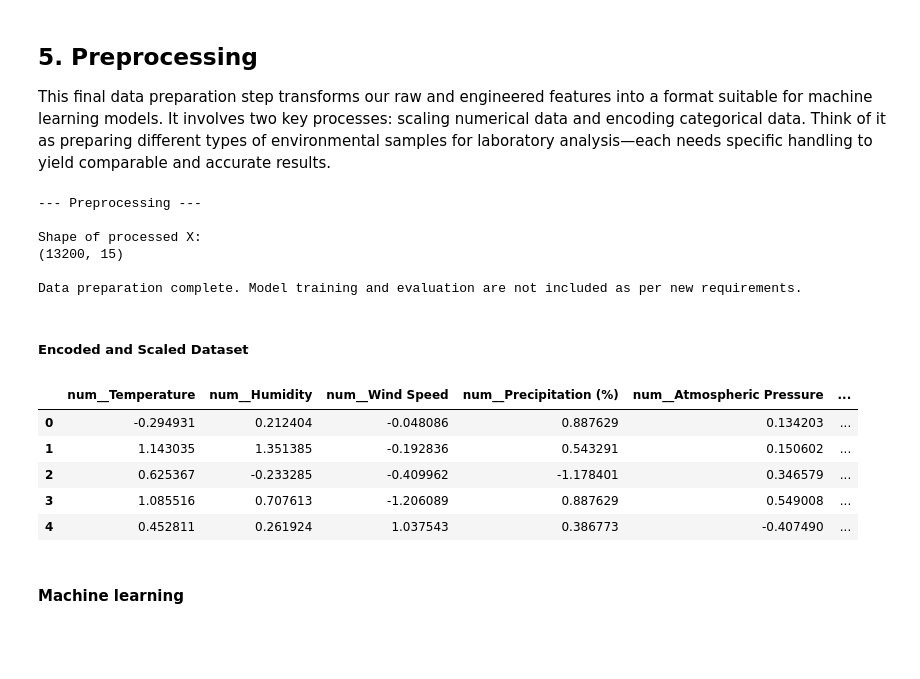
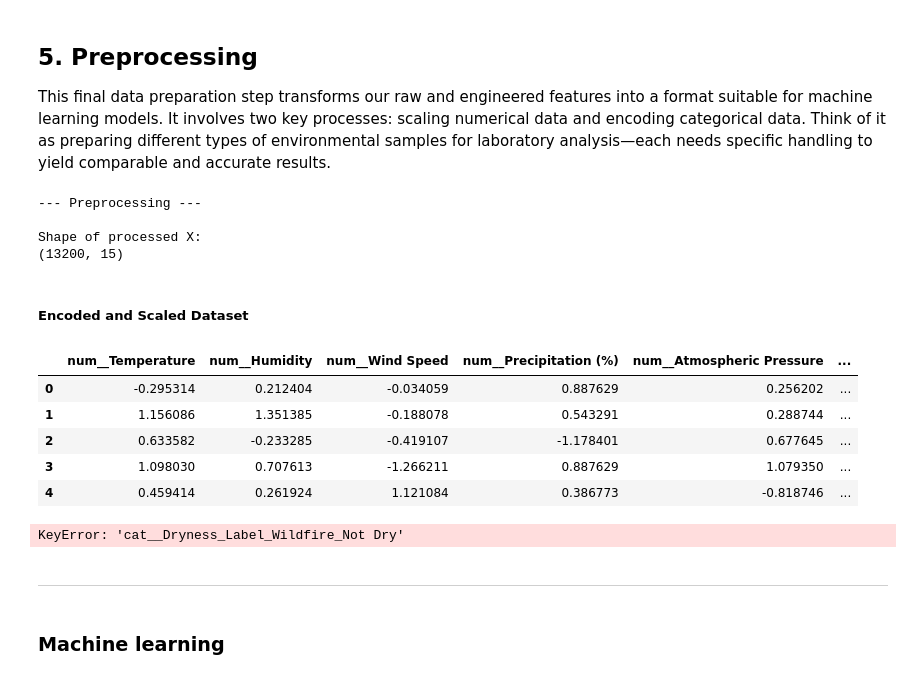
Before and after one commit to ALOBlack19/ML_Weather-Wildfires-Avoidance, a Jupyter notebook: weather_classification_analysis_final.ipynb, the cells around one changed output. Cells and saved outputs as stored; diff of their text form; code cells hidden in the pictures; blank space fills up the shorter version.

```diff
--- a/weather_classification_analysis_final.ipynb
+++ b/weather_classification_analysis_final.ipynb
@@ -152,15 +168,15 @@ This section is my deep dive into the data, much like a field investigation. I u
 print("\n--- Exploratory Data Analysis (Visualizations and Statistical Tests) ---")
 
 # Identify numerical and categorical features
-numerical_features = X.select_dtypes(include=np.number).columns
-categorical_features = X.select_dtypes(include="object").columns
+numerical_features = x.select_dtypes(include=np.number).columns
+categorical_features = x.select_dtypes(include="object").columns
 
 # Outlier Handling (Capping using IQR method)
 # This approach helps to mitigate the impact of extreme values without removing data points,
 # which is often preferred in environmental data where outliers might represent real, albeit rare, events.
 for col in numerical_features:
-    Q1 = df[col].quantile(0.25)
-    Q3 = df[col].quantile(0.75)
+    Q1 = df[col].quantile(0.20)
+    Q3 = df[col].quantile(0.80)
     IQR = Q3 - Q1
     lower_bound = Q1 - 1.5 * IQR
     upper_bound = Q3 + 1.5 * IQR
@@ -173,14 +189,14 @@ for col in numerical_features:
     plt.figure(figsize=(8, 5))
     sns.histplot(df[col], kde=True)
     plt.title(f"Distribution of {col} (After Outlier Capping)")
-    plt.show()
+    #plt.show()
 
 # Box plots for numerical features comparing with Dryness_Label_Wildfire feature
 for col in numerical_features:
     plt.figure(figsize=(8, 5))
     sns.boxplot(x=df["Dryness_Label_Wildfire"], y=df[col])
     plt.title(f"{col} by Dryness Label for Wildfire (After Outlier Capping)")
-    plt.show()
+    #plt.show()
 
 # Plots for categorical features
 for col in categorical_features:
@@ -188,14 +204,14 @@ for col in categorical_features:
     sns.countplot(data=df, y=col, hue="Dryness_Label_Wildfire", order = df[col].value_counts().index)
     plt.title(f"Count of {col} by Dryness Label for Wildfire")
     plt.tight_layout()
-    plt.show()
+    #plt.show()
 
 # Correlation heatmap
 plt.figure(figsize=(12, 10))
 correlation_matrix = df[numerical_features].corr()
 sns.heatmap(correlation_matrix, annot=True, cmap="coolwarm", fmt=".2f")
 plt.title("Correlation Heatmap of Numerical Features")
-plt.show()
+#plt.show()
 
 # --- Statistical Tests for Dryness ---
 print("\n--- Statistical Tests for Dryness ---")
@@ -259,30 +307,32 @@ preprocessor = ColumnTransformer(
 )
 
 # Apply preprocessing to features X
-X_processed = preprocessor.fit_transform(X)
+x_processed = preprocessor.fit_transform(x)
 
 # Convert the processed array back to a DataFrame for easier viewing and further steps
 # This also helps in understanding the new feature names created by OneHotEncoder.
 feature_names_out = preprocessor.get_feature_names_out()
-X_processed_df = pd.DataFrame(X_processed, columns=feature_names_out)
+x_processed_df = pd.DataFrame(x_processed, columns=feature_names_out)
 
 print("\nShape of processed X:")
-print(X_processed_df.shape)
+print(x_processed_df.shape)
 # %% [output]
 --- Preprocessing ---
 
 Shape of processed X:
 (13200, 15)
-
-Data preparation complete. Model training and evaluation are not included as per new requirements.
 # %% [markdown]
 ##### Encoded and Scaled Dataset
 # %%
-X_processed_df.head()
+x_processed_df.head()
 # %% [output]
 |  | num__Temperature | num__Humidity | num__Wind Speed | num__Precipitation (%) | num__Atmospheric Pressure | ... |
-| 0 | -0.294931 | 0.212404 | -0.048086 | 0.887629 | 0.134203 | ... |
-| 1 | 1.143035 | 1.351385 | -0.192836 | 0.543291 | 0.150602 | ... |
-| 2 | 0.625367 | -0.233285 | -0.409962 | -1.178401 | 0.346579 | ... |
-| 3 | 1.085516 | 0.707613 | -1.206089 | 0.887629 | 0.549008 | ... |
-| 4 | 0.452811 | 0.261924 | 1.037543 | 0.386773 | -0.407490 | ... |
+| 0 | -0.295314 | 0.212404 | -0.034059 | 0.887629 | 0.256202 | ... |
+| 1 | 1.156086 | 1.351385 | -0.188078 | 0.543291 | 0.288744 | ... |
+| 2 | 0.633582 | -0.233285 | -0.419107 | -1.178401 | 0.677645 | ... |
+| 3 | 1.098030 | 0.707613 | -1.266211 | 0.887629 | 1.079350 | ... |
+| 4 | 0.459414 | 0.261924 | 1.121084 | 0.386773 | -0.818746 | ... |
+# %%
+x_processed_df["cat__Dryness_Label_Wildfire_Not Dry"].unique()
+# %% [output]
+KeyError: 'cat__Dryness_Label_Wildfire_Not Dry'
@@ -289,2 +342,4 @@ X_processed_df.head()
+# %% [markdown]
+---
 # %% [markdown]
-#### Machine learning
+### Machine learning
```
Also changed, not shown: parts of 58 cells of this notebook.
